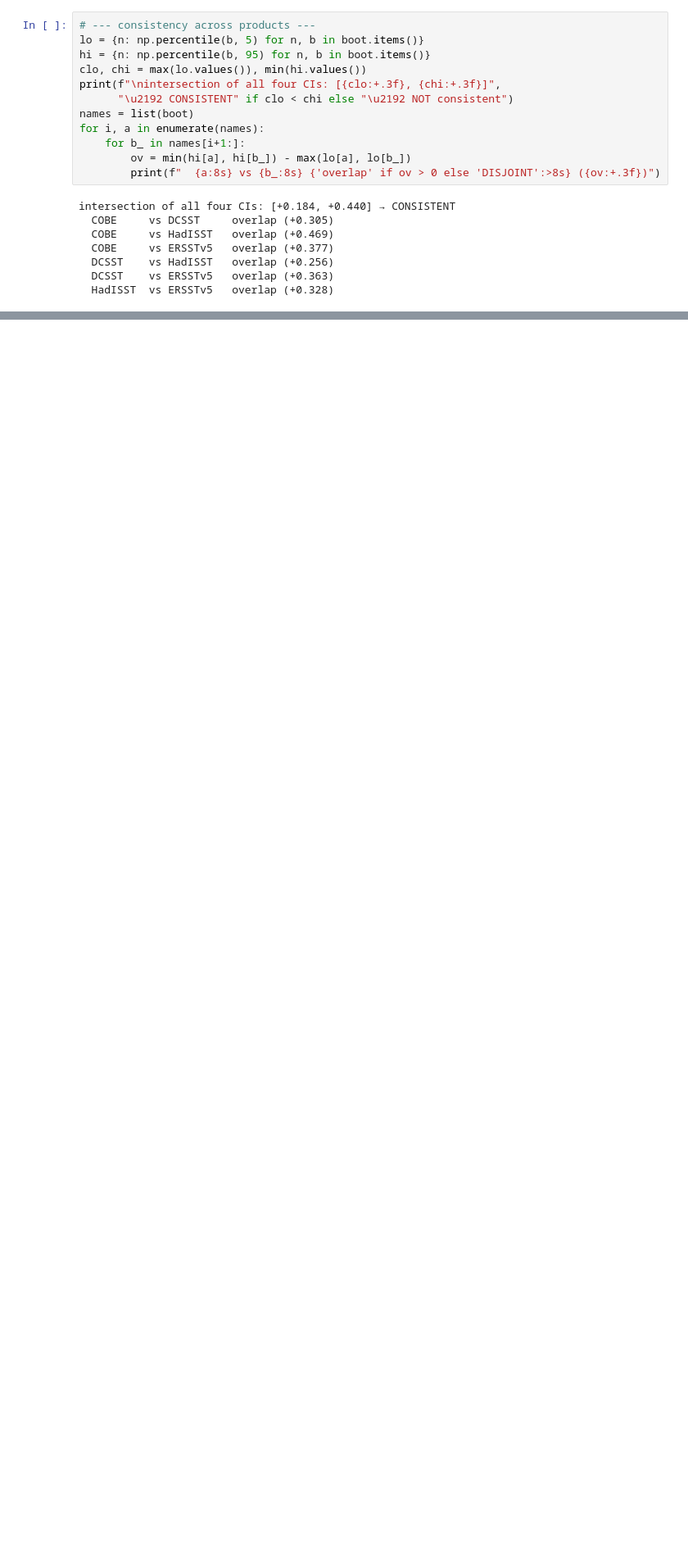
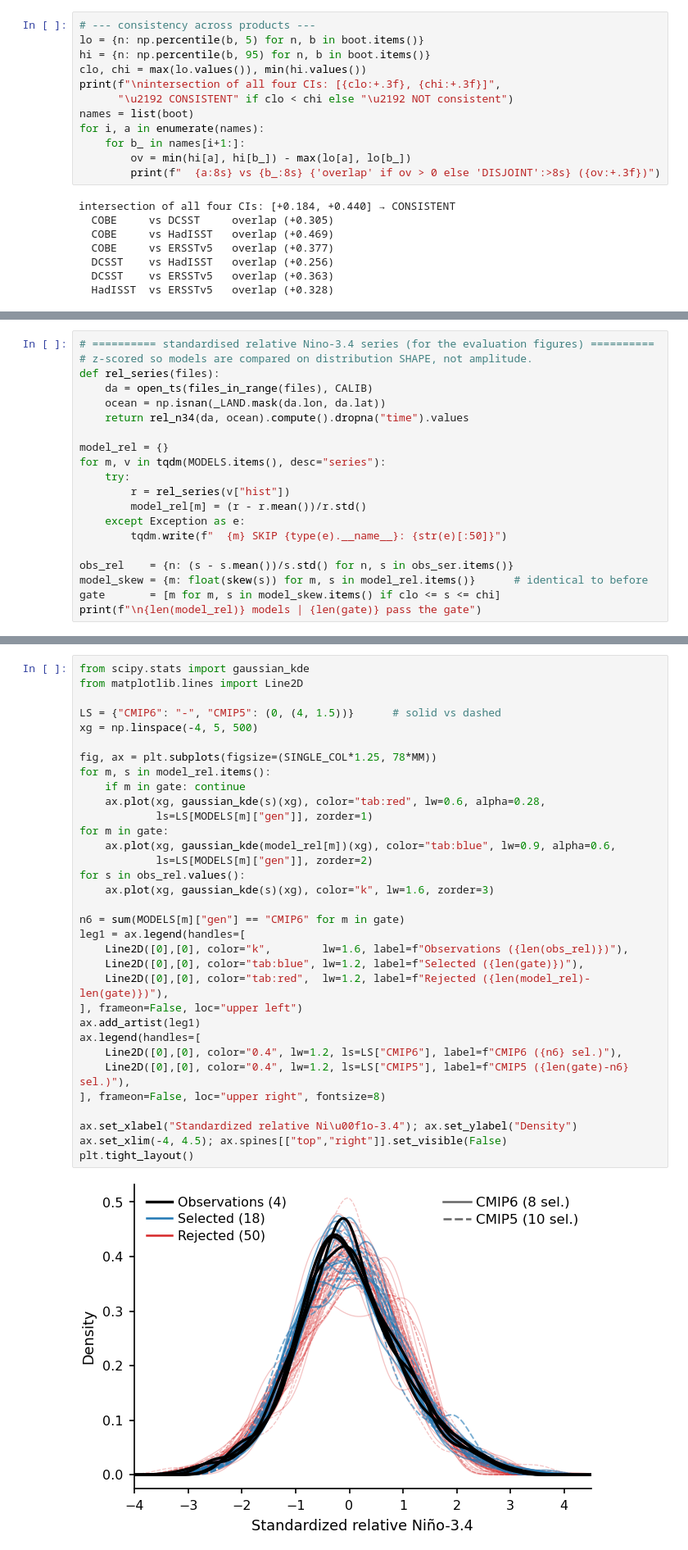
Before and after one commit to adisen99/extreme_el_nino_2026, a Jupyter notebook: 02b_model_data_context_members.ipynb, the cells around one changed output, grey strips where cells are left out. Shown at 82% size. Saved outputs shown, nothing was run; the diff lists cells and outputs as text; blank space fills up the shorter version.

```diff
--- a/02b_model_data_context_members.ipynb
+++ b/02b_model_data_context_members.ipynb
@@ -1601,0 +346,20 @@ PR > 1: {'1997-98': 10, '2015-16': 10, '1982-83': 10, '2026-27 fcst': 10} of 10
+# %%
+# ========== standardised relative Nino-3.4 series (for the evaluation figures) ==========
+# z-scored so models are compared on distribution SHAPE, not amplitude.
+def rel_series(files):
+    da = open_ts(files_in_range(files), CALIB)
+    ocean = np.isnan(_LAND.mask(da.lon, da.lat))
+    return rel_n34(da, ocean).compute().dropna("time").values
+
+model_rel = {}
+for m, v in tqdm(MODELS.items(), desc="series"):
+    try:
+        r = rel_series(v["hist"])
+        model_rel[m] = (r - r.mean())/r.std()
+    except Exception as e:
+        tqdm.write(f"  {m} SKIP {type(e).__name__}: {str(e)[:50]}")
+
+obs_rel    = {n: (s - s.mean())/s.std() for n, s in obs_ser.items()}
+model_skew = {m: float(skew(s)) for m, s in model_rel.items()}      # identical to before
+gate       = [m for m, s in model_skew.items() if clo <= s <= chi]
+print(f"\n{len(model_rel)} models | {len(gate)} pass the gate")
@@ -1601,0 +368,35 @@ PR > 1: {'1997-98': 10, '2015-16': 10, '1982-83': 10, '2026-27 fcst': 10} of 10
+# %%
+from scipy.stats import gaussian_kde
+from matplotlib.lines import Line2D
+
+LS = {"CMIP6": "-", "CMIP5": (0, (4, 1.5))}      # solid vs dashed
+xg = np.linspace(-4, 5, 500)
+
+fig, ax = plt.subplots(figsize=(SINGLE_COL*1.25, 78*MM))
+for m, s in model_rel.items():
+    if m in gate: continue
+    ax.plot(xg, gaussian_kde(s)(xg), color="tab:red", lw=0.6, alpha=0.28,
+            ls=LS[MODELS[m]["gen"]], zorder=1)
+for m in gate:
+    ax.plot(xg, gaussian_kde(model_rel[m])(xg), color="tab:blue", lw=0.9, alpha=0.6,
+            ls=LS[MODELS[m]["gen"]], zorder=2)
+for s in obs_rel.values():
+    ax.plot(xg, gaussian_kde(s)(xg), color="k", lw=1.6, zorder=3)
+
+n6 = sum(MODELS[m]["gen"] == "CMIP6" for m in gate)
+leg1 = ax.legend(handles=[
+    Line2D([0],[0], color="k",        lw=1.6, label=f"Observations ({len(obs_rel)})"),
+    Line2D([0],[0], color="tab:blue", lw=1.2, label=f"Selected ({len(gate)})"),
+    Line2D([0],[0], color="tab:red",  lw=1.2, label=f"Rejected ({len(model_rel)-len(gate)})"),
+], frameon=False, loc="upper left")
+ax.add_artist(leg1)
+ax.legend(handles=[
+    Line2D([0],[0], color="0.4", lw=1.2, ls=LS["CMIP6"], label=f"CMIP6 ({n6} sel.)"),
+    Line2D([0],[0], color="0.4", lw=1.2, ls=LS["CMIP5"], label=f"CMIP5 ({len(gate)-n6} sel.)"),
+], frameon=False, loc="upper right", fontsize=8)
+
+ax.set_xlabel("Standardized relative Ni\u00f1o-3.4"); ax.set_ylabel("Density")
+ax.set_xlim(-4, 4.5); ax.spines[["top","right"]].set_visible(False)
+plt.tight_layout()
+# %% [output]
+[figure, added]
```
Also changed, not shown: parts of 77 cells of this notebook, 1 other file.
